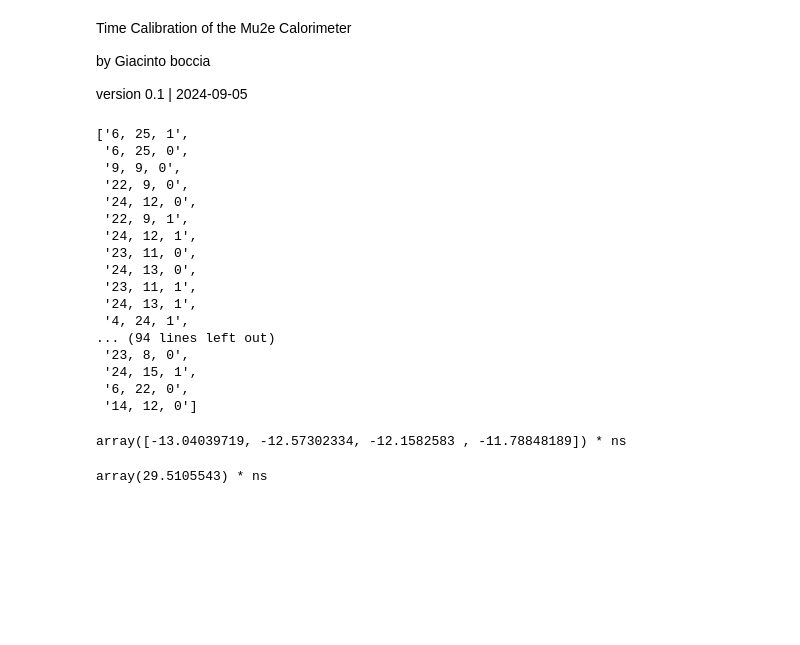
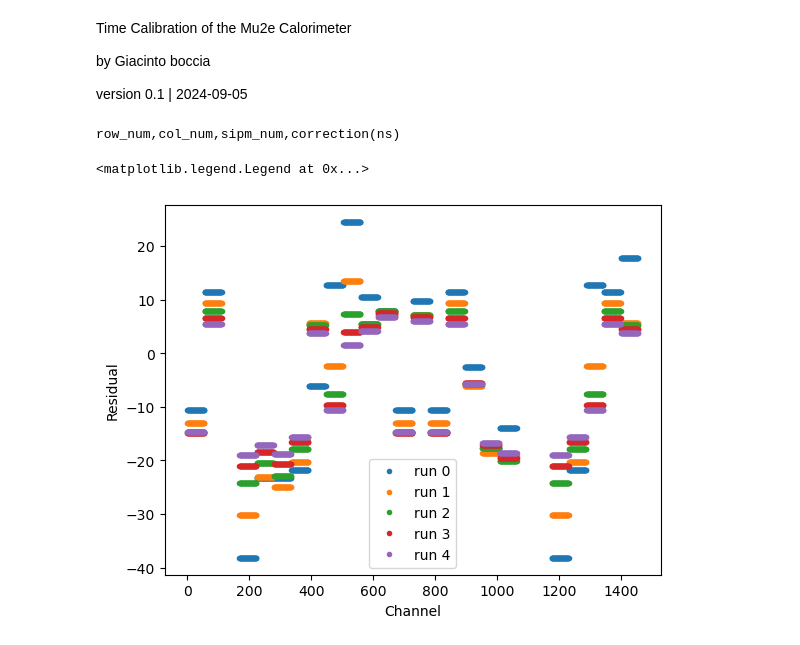
Before and after one commit to Mu2e/CaloCalibration, a Jupyter notebook: CosmicsCalib/vst/time_calibration/t_cal.ipynb, the cells around one changed output. Drawn from its saved outputs; the diff is of its cells as text; code cells hidden in the pictures; blank space fills up the shorter version.

```diff
--- a/CosmicsCalib/vst/time_calibration/t_cal.ipynb
+++ b/CosmicsCalib/vst/time_calibration/t_cal.ipynb
@@ -121,7 +122,7 @@ filtered_events = tree[filters['n_min'] & filters['slope_min'] & filters['chi_sq
 filtered_events = ak.drop_none(filtered_events)
 
 #We don't really need to store the means, unless we want to do a plot
-mean_res_arr = np.zeros([n_runs, N_ROWS, N_COLUMNS, N_SIPMS]) * pq.ns
+mean_res_arr = np.full([n_runs, N_ROWS, N_COLUMNS, N_SIPMS], np.nan) * pq.ns
 for run_n in range(n_runs):
     #Get the residuals
     def get_t_residuals(event) -> dict | None:
@@ -141,31 +142,34 @@ for run_n in range(n_runs):
         #This funciton can't be parallelized with ProcessPoolExecutor, but there are a maximum of 674 calls,
         #hopefully, ThreadPoolExecutor expedites it a little
         executor.map(residuals_to_correction, residuals.fields)
-# %%
-residuals.fields
-# %% [output]
-['6, 25, 1',
- '6, 25, 0',
- '9, 9, 0',
- '22, 9, 0',
- '24, 12, 0',
- '22, 9, 1',
- '24, 12, 1',
- '23, 11, 0',
- '24, 13, 0',
- '23, 11, 1',
- '24, 13, 1',
- '4, 24, 1',
-... (94 lines left out)
- '23, 8, 0',
- '24, 15, 1',
- '6, 22, 0',
- '14, 12, 0']
-# %%
-mean_res_arr[:, 22, 9, 1]
-# %% [output]
-array([-13.04039719, -12.57302334, -12.1582583 , -11.78848189]) * ns
-# %%
-cal_corection[22, 9, 1]
-# %% [output]
-array(29.5105543) * ns
+# %%
+#Save the result
+save_f_name = input("Name [path] of the calibration file to save:")
+with open(save_f_name, mode = 'w') as file:
+    print("Calorimeter time calibration values", file= file)
+    print(n_runs, " Runs on file: ", hits_path, file= file)
+    print("row_num,col_num,sipm_num,correction(ns)")
+    for row in range(N_ROWS):
+        for col in range(N_COLUMNS):
+            for sipm in range(N_SIPMS):
+                print(row, col, sipm, cal_corection[row, col, sipm].item(), file= file, sep= ",")
+# %% [output]
+row_num,col_num,sipm_num,correction(ns)
+# %%
+#Plot the residuals
+fig, ax = plt.subplots()
+ax.set_xlabel("Channel")
+ax.set_ylabel("Residual")
+
+for run in range(n_runs):
+    y_values = []
+    for row in range(N_ROWS):
+        for col in range(N_COLUMNS):
+            for sipm in range(N_SIPMS):
+                y_values.append(mean_res_arr[run, row, col, sipm])
+    ax.plot(y_values, marker = '.', linestyle= 'none', label="run " + str(run))
+
+ax.legend()
+# %% [output]
+<matplotlib.legend.Legend at 0x...>
+[figure, added]
```
Also changed, not shown: parts of 1 cell of this notebook.
